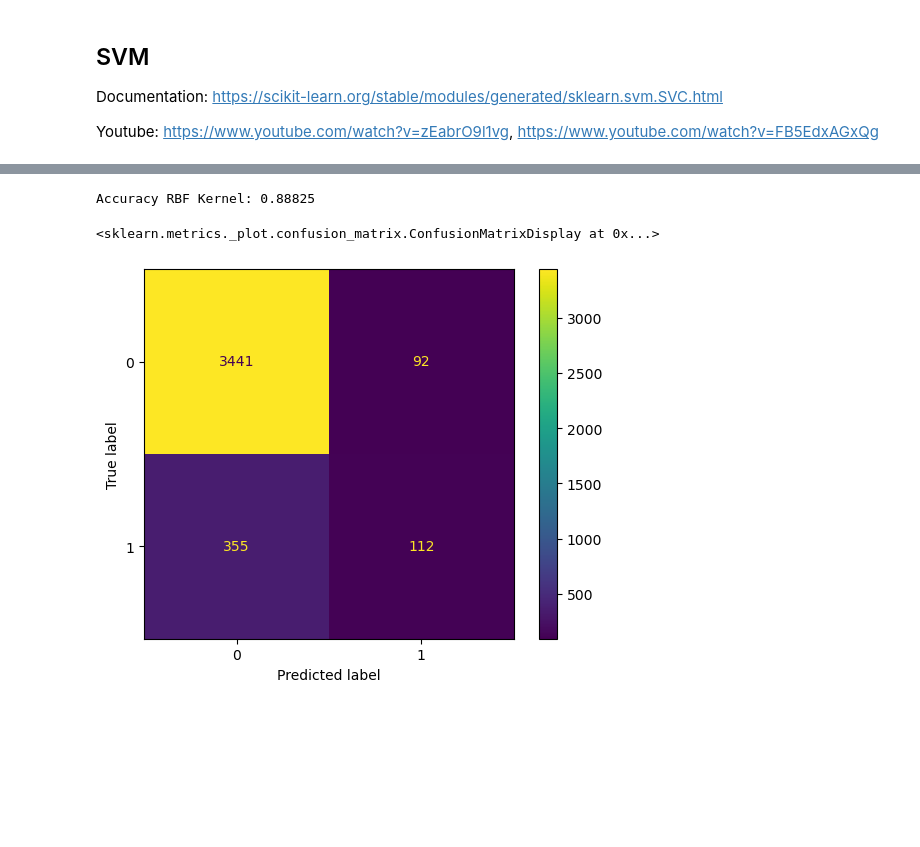
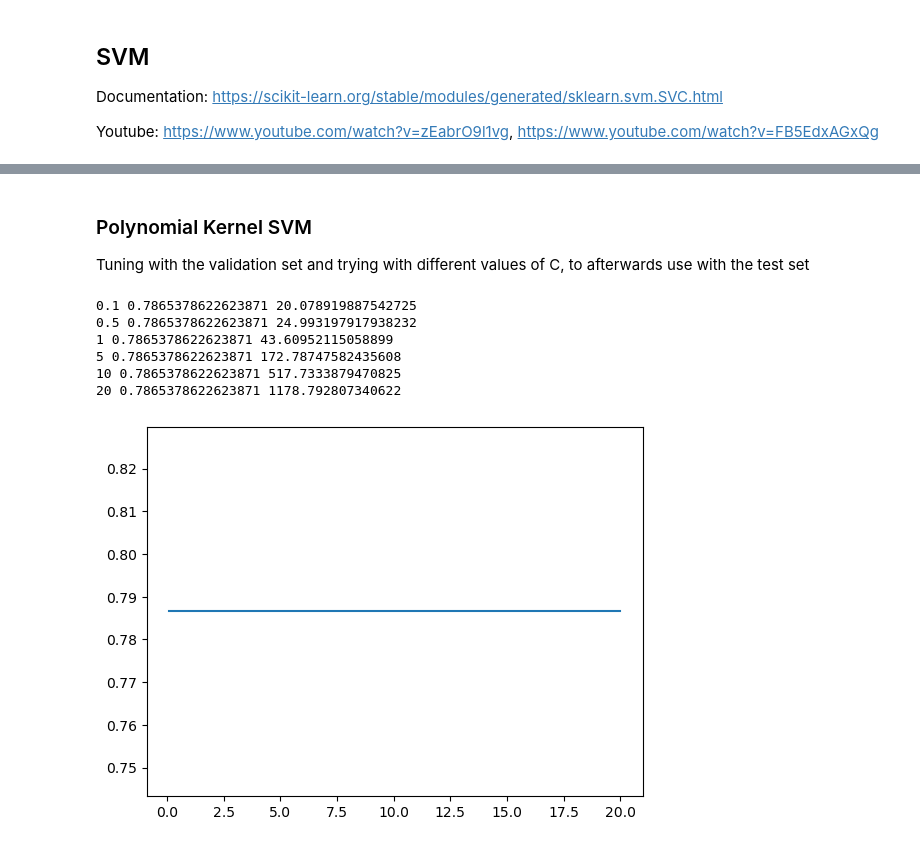
Before and after one commit to fredrikSveen/MALIS_project, a Jupyter notebook: ML_fun.ipynb, the cells around one changed output, grey strips where cells are left out. Cells and saved outputs as stored; diff of their text form; code cells hidden in the pictures; blank space fills up the shorter version.

```diff
--- a/ML_fun.ipynb
+++ b/ML_fun.ipynb
@@ -102,8 +182,9 @@ Accuracy Sigmoid Kernel: 0.791
 # %%
 # RBF
-rbf = svm.SVC(kernel='rbf', C=100, decision_function_shape='ovo').fit(X_train, y_train)
+rbf = svm.SVC(kernel='rbf', C=1, decision_function_shape='ovo')
+rbf.fit(X_train, y_train)
 
-# Accuracy
+# Accuracy 0.7923028980990963
 rbf_pred = rbf.predict(X_test)
 accuracy_rbf = rbf.score(X_test, y_test)
 print('Accuracy RBF Kernel:', accuracy_rbf)
@@ -111,9 +192,32 @@ print('Accuracy RBF Kernel:', accuracy_rbf)
 # Confusion matrix
 cm_rbf = confusion_matrix(y_test, rbf_pred)
 ConfusionMatrixDisplay.from_predictions(y_test,rbf_pred)
-# %% [output]
-Accuracy RBF Kernel: 0.88825
-<sklearn.metrics._plot.confusion_matrix.ConfusionMatrixDisplay at 0x...>
-[figure, removed]
+# %% [markdown]
+### Polynomial Kernel SVM
+Tuning with the validation set and trying with different values of C, to afterwards use with the test set
+# %%
+acc_c = []
+for c in [0.1,0.5,1,5,10,20]:
+    st0 = time.time()
+    poly_model = svm.SVC(kernel='poly', C=c, decision_function_shape='ovo').fit(X_train, y_train)
+    y_pred = poly_model.predict(X_val)
+
+    accuracy_poly = accuracy_score(y_val, y_pred)
+
+    acc_c.append(accuracy_poly)
+    et0 = time.time()
+    elapsed0 = et0-st0
+    print(c, accuracy_poly, elapsed0)
+
+plt.plot([0.1,0.5,1,5,10,20], acc_c)
+plt.show()
+# %% [output]
+0.1 0.7865378622623871 20.078919887542725
+0.5 0.7865378622623871 24.993197917938232
+1 0.7865378622623871 43.60952115058899
+5 0.7865378622623871 172.78747582435608
+10 0.7865378622623871 517.7333879470825
+20 0.7865378622623871 1178.792807340622
+[figure, added]
 # %%
 # Polynomial
```
Also changed, not shown: parts of 11 cells of this notebook, 6 other files.
